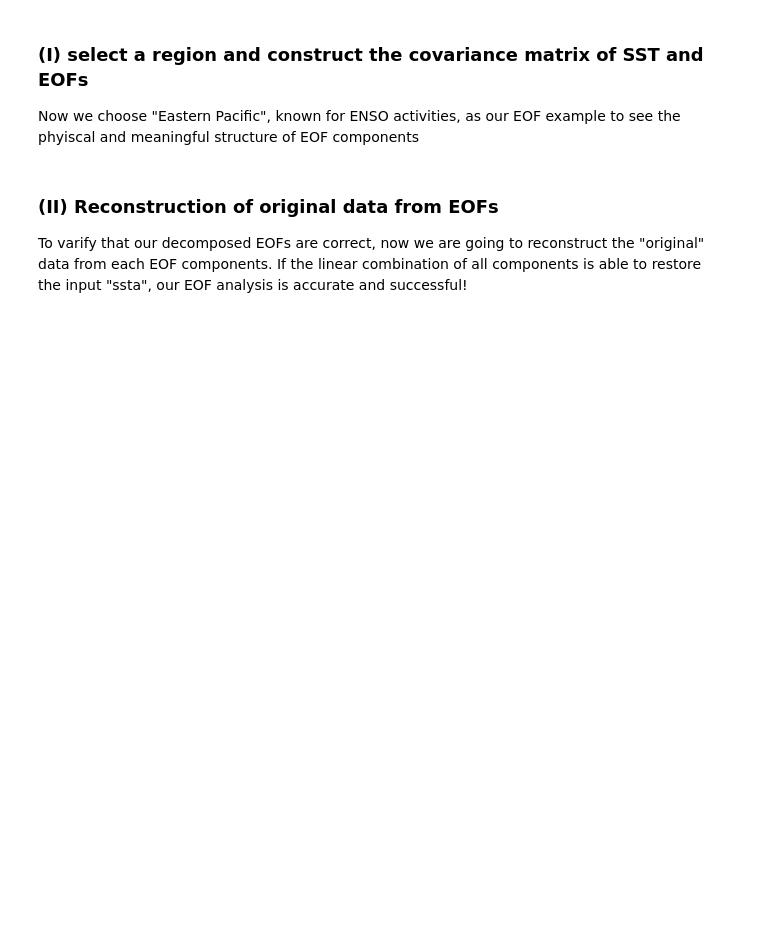
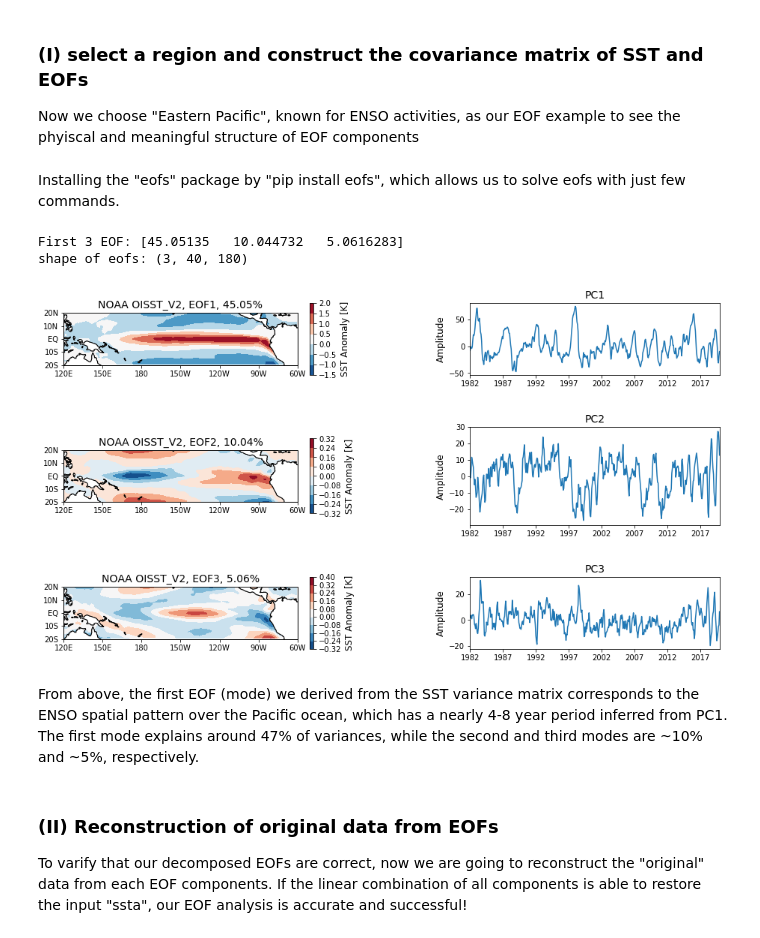
Before and after one commit to weiming9115/Working-Space, a Jupyter notebook: EOF_analysis.ipynb, the cells around one changed output. Cells and saved outputs as stored; diff of their text form; code cells hidden in the pictures; blank space fills up the shorter version.

```diff
--- a/EOF_analysis.ipynb
+++ b/EOF_analysis.ipynb
@@ -48,3 +52,10 @@ ModuleNotFoundError: No module named 'cartopy'
 # %% [markdown]
 ### (I) select a region and construct the covariance matrix of SST and EOFs
 Now we choose "Eastern Pacific", known for ENSO activities, as our EOF example to see the phyiscal and meaningful structure of EOF components
+# %%
+import scipy.signal
+
+ds=dataset.sel(lon=slice(120,300),lat=slice(20,-20)).sst
+lons=dataset.sel(lon=slice(120,300),lat=slice(20,-20)).lon.values;
+lats=dataset.sel(lon=slice(120,300),lat=slice(20,-20)).lat.values;
+sstmn=ds.values
@@ -69,6 +73,8 @@ for t in range(12):
 for t in range(432):
     mon=np.mod(t,12);
     ssta[t,:,:]=ssta[t,:,:]-season[mon,:,:];
+# %% [markdown]
+Installing the "eofs" package by "pip install eofs", which allows us to solve eofs with just few commands.
 # %%
 # Apply EOF to data anomaly [time, lat, lon] by eofs packages
 from eofs.standard import Eof
@@ -76,35 +82,43 @@ solver=Eof(ssta)
 eof=solver.eofs(neofs=3); # EOF, spatial structure of SSTA
 pc=solver.pcs(npcs=3); # Principle components (PC), a timeseris of amplitude
 fra=solver.varianceFraction(neigs=3)*100; # explained variance
-print 'First 3 EOF:', fra[0:3]
-print np.shape(eof)
+print('First 3 EOF:', fra[0:3])
+print('shape of eofs:',np.shape(eof))
+# %% [output]
+First 3 EOF: [45.05135   10.044732   5.0616283]
+shape of eofs: (3, 40, 180)
 # %%
 # plot figures
-eofn=2; # select the number of EOFs display
+eofn=3; # select the number of EOFs display
 
 ## EOF Display
 for n in range(eofn):
-    fig=plt.figure(figsize=(15,4))
+    fig=plt.figure(figsize=(15,3*eofn))
+
     ax=fig.add_subplot(eofn,2,2*n+1,projection=ccrs.PlateCarree(central_longitude=210))
     fill = ax.contourf(lons,lats,eof[n].squeeze()*pc[10,n], transform=ccrs.PlateCarree(), cmap=plt.cm.RdBu_r)
     ax.coastlines()
     ax.add_feature(cfeat.LAND,zorder=1,facecolor='w',edgecolor='k')
     cb = plt.colorbar(fill,fraction=0.015)
     cb.set_label('SST Anomaly [K]', fontsize=12)
-    plt.title('NOAA OISST_V2, EOF1, '+str(np.round(fra[n],decimals=2))+'%', fontsize=14)
+    plt.title('NOAA OISST_V2, EOF'+str(n+1)+', '+str(np.round(fra[n],decimals=2))+'%', fontsize=14)
     plt.xticks(np.linspace(-90,90,7),['120E','150E','180','150W','120W','90W','60W'])
     plt.yticks(np.linspace(-20,20,5),['20S','10S','EQ','10N','20N'])
-    if n==0:
-        plt.suptitle('EOF decompostion',fontsize=18)
 
     ax2=fig.add_subplot(eofn,2,2*n+2)
     plt.plot(pc[:,n])
     plt.xlim([0,np.size(ssta,0)])
     plt.xticks(np.linspace(0,420,8),np.int32(np.linspace(1982,2017,8)))
     plt.ylabel('Amplitude',fontsize=12);plt.title('PC'+str(n+1),fontsize=14)
     plt.tight_layout()
 
 plt.show()
+# %% [output]
+[figure, added]
+[figure, added]
+[figure, added]
+# %% [markdown]
+From above, the first EOF (mode) we derived from the SST variance matrix corresponds to the ENSO spatial pattern over the Pacific ocean, which has a nearly 4-8 year period inferred from PC1. The first mode explains around 47% of variances, while the second and third modes are ~10% and ~5%, respectively.
 # %% [markdown]
 ### (II) Reconstruction of original data from EOFs
 To varify that our decomposed EOFs are correct, now we are going to reconstruct the "original" data from each EOF components. If the linear combination of all components is able to restore the input "ssta", our EOF analysis is accurate and successful!
```
Also changed, not shown: parts of 6 cells of this notebook, 1 other file.
